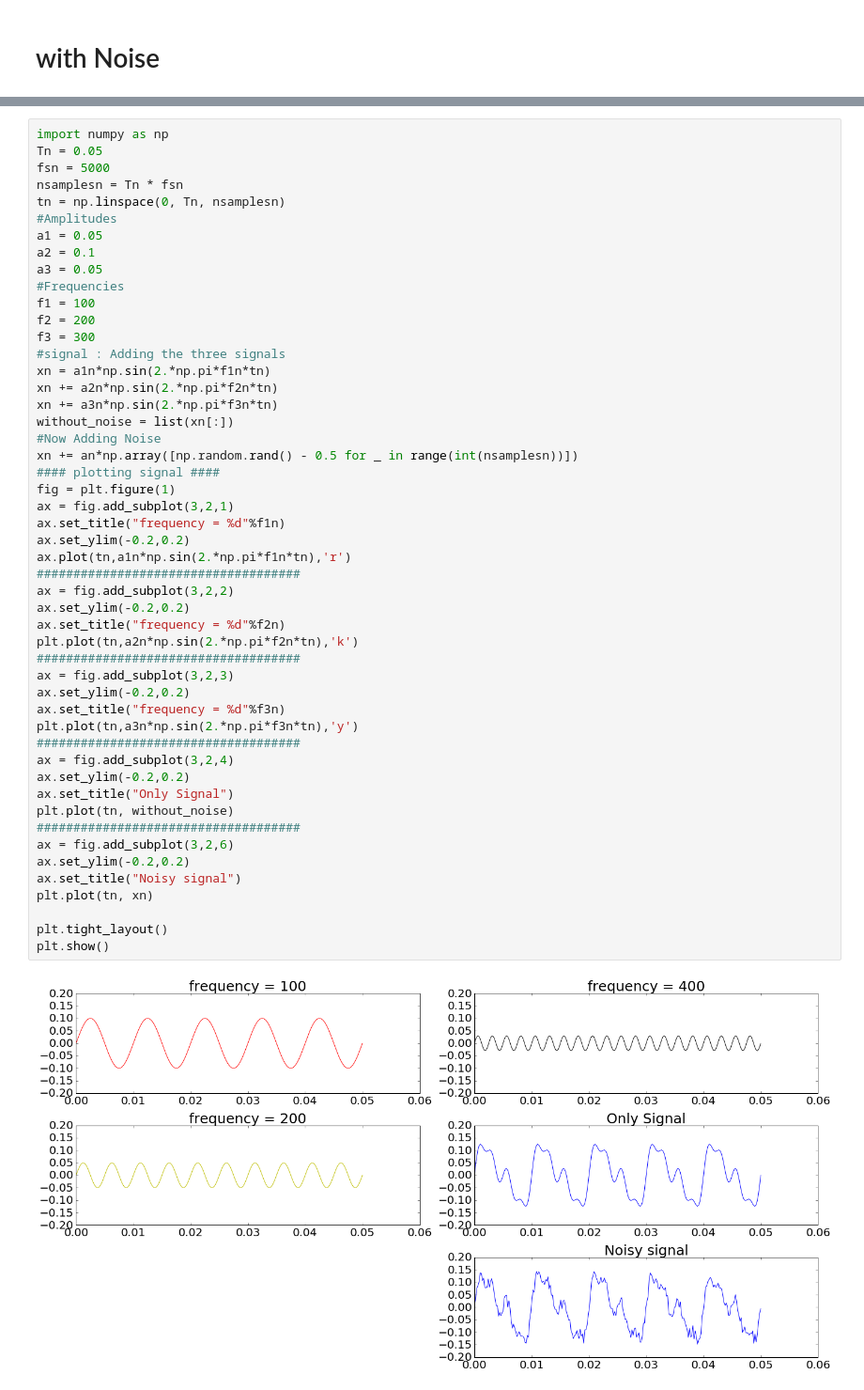
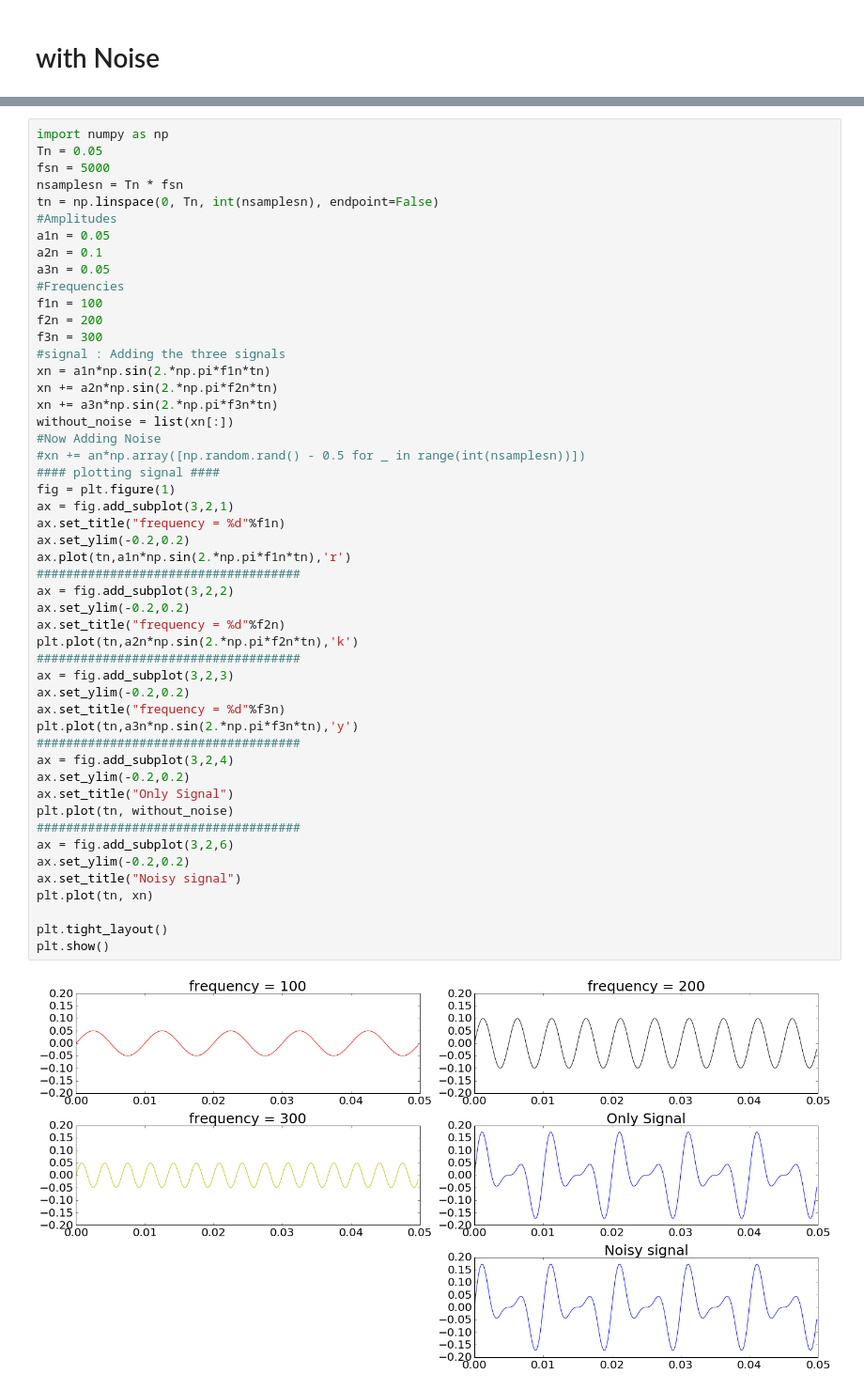
Before and after one commit to jamka1902/Python-Course, a Jupyter notebook: Sample_data_Analysis.ipynb, the cells around one changed output, grey strips where cells are left out. Shown at 94% size. Cells and saved outputs as stored; diff of their text form.

```diff
--- a/Sample_data_Analysis.ipynb
+++ b/Sample_data_Analysis.ipynb
@@ -123,50 +146,50 @@ import numpy as np
 Tn = 0.05
 fsn = 5000
 nsamplesn = Tn * fsn
-tn = np.linspace(0, Tn, nsamplesn)
+tn = np.linspace(0, Tn, int(nsamplesn), endpoint=False)
 #Amplitudes
-a1 = 0.05
-a2 = 0.1
-a3 = 0.05
+a1n = 0.05
+a2n = 0.1
+a3n = 0.05
 #Frequencies
-f1 = 100
-f2 = 200
-f3 = 300
+f1n = 100
+f2n = 200
+f3n = 300
 #signal : Adding the three signals
 xn = a1n*np.sin(2.*np.pi*f1n*tn)
 xn += a2n*np.sin(2.*np.pi*f2n*tn)
 xn += a3n*np.sin(2.*np.pi*f3n*tn)
 without_noise = list(xn[:])
 #Now Adding Noise
-xn += an*np.array([np.random.rand() - 0.5 for _ in range(int(nsamplesn))])
+#xn += an*np.array([np.random.rand() - 0.5 for _ in range(int(nsamplesn))])
 #### plotting signal ####
 fig = plt.figure(1)
 ax = fig.add_subplot(3,2,1)
 ax.set_title("frequency = %d"%f1n)
 ax.set_ylim(-0.2,0.2)
 ax.plot(tn,a1n*np.sin(2.*np.pi*f1n*tn),'r')
 ####################################
 ax = fig.add_subplot(3,2,2)
 ax.set_ylim(-0.2,0.2)
 ax.set_title("frequency = %d"%f2n)
 plt.plot(tn,a2n*np.sin(2.*np.pi*f2n*tn),'k')
 ####################################
 ax = fig.add_subplot(3,2,3)
 ax.set_ylim(-0.2,0.2)
 ax.set_title("frequency = %d"%f3n)
 plt.plot(tn,a3n*np.sin(2.*np.pi*f3n*tn),'y')
 ####################################
 ax = fig.add_subplot(3,2,4)
 ax.set_ylim(-0.2,0.2)
 ax.set_title("Only Signal")
 plt.plot(tn, without_noise)
 ####################################
 ax = fig.add_subplot(3,2,6)
 ax.set_ylim(-0.2,0.2)
 ax.set_title("Noisy signal")
 plt.plot(tn, xn)
 
 plt.tight_layout()
 plt.show()
 # %% [output]
-[figure, old version]
+[figure, new version]
```
Also changed, not shown: parts of 11 cells of this notebook, 1 other file.
